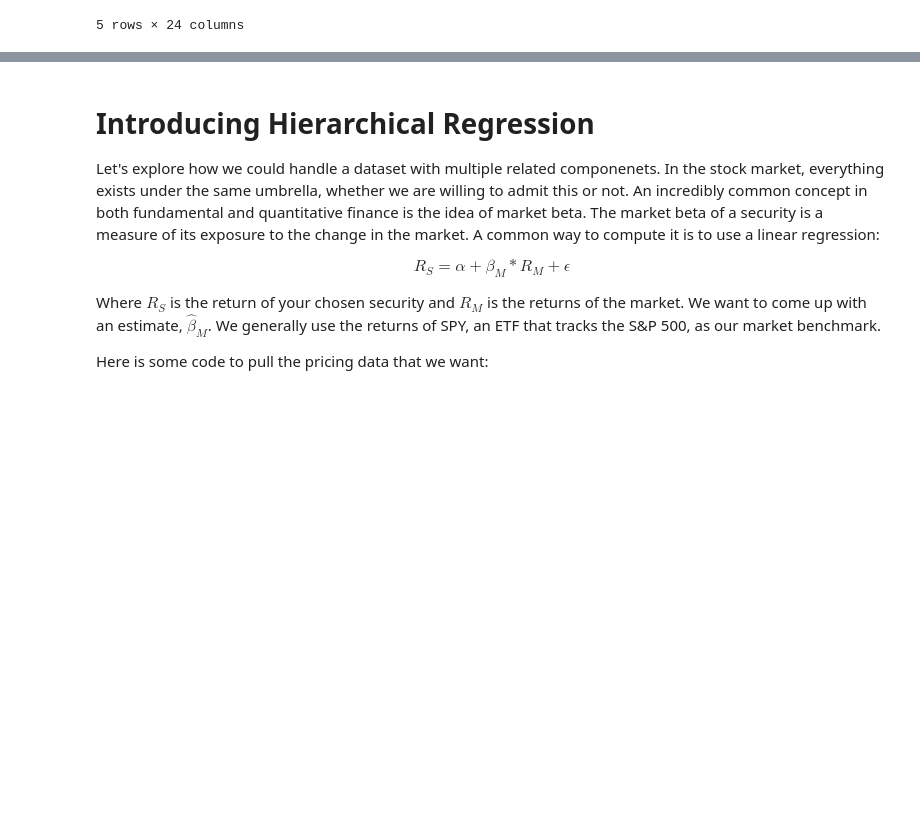
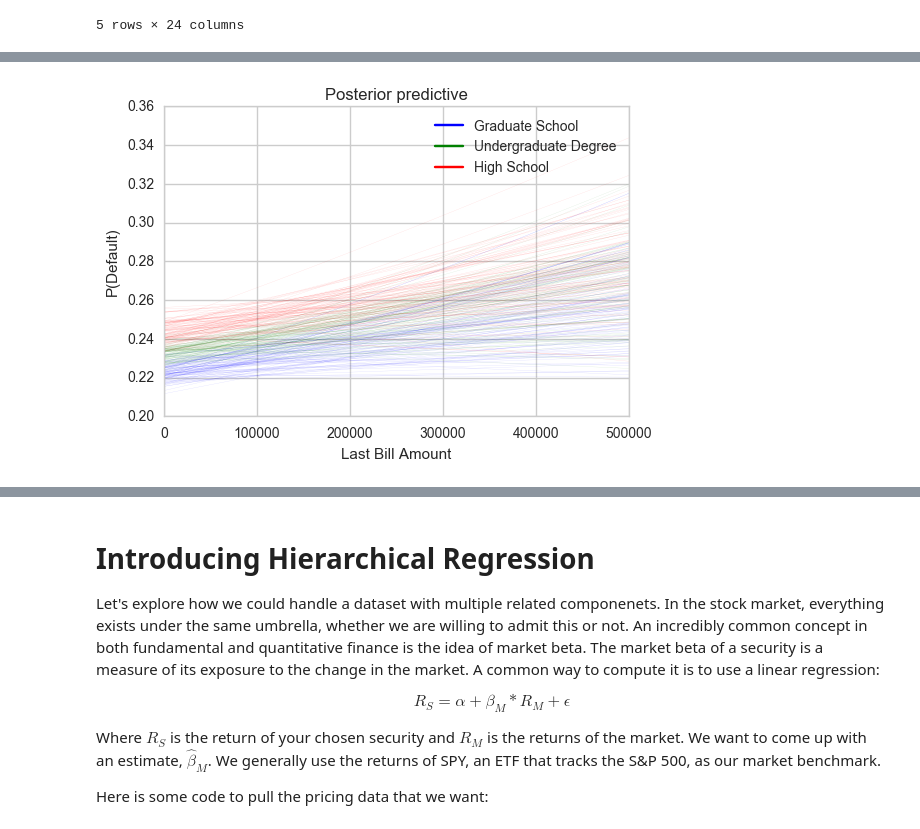
Before and after one commit to pydata/pydata-cookbook, a Jupyter notebook: papers/maxwell_margenot/bayesian_linear_regression.ipynb, the cells around one changed output, grey strips where cells are left out. Saved outputs shown, nothing was run; the diff lists cells and outputs as text; code cells hidden in the pictures; blank space fills up the shorter version.

```diff
--- a/papers/maxwell_margenot/bayesian_linear_regression.ipynb
+++ b/papers/maxwell_margenot/bayesian_linear_regression.ipynb
@@ -258,0 +240,33 @@ Assigned NUTS to p_logodds_
+# %%
+lm = lambda x, samples: 1 / (1 + np.exp(-(samples['Intercept'] +
+                                          samples['EDUCATION']*1 +
+                                          samples['MARRIAGE']*2 +
+                                          samples['BILL_AMT1']*x +
+                                          samples['PAY_AMT1']*1000
+                                          )))
+lm2 = lambda x, samples: 1 / (1 + np.exp(-(samples['Intercept'] +
+                                          samples['EDUCATION']*2 +
+                                          samples['MARRIAGE']*2 +
+                                          samples['BILL_AMT1']*x +
+                                          samples['PAY_AMT1']*1000
+                                          )))
+lm3 = lambda x, samples: 1 / (1 + np.exp(-(samples['Intercept'] +
+                                          samples['EDUCATION']*3 +
+                                          samples['MARRIAGE']*2 +
+                                          samples['BILL_AMT1']*x +
+                                          samples['PAY_AMT1']*1000
+                                          )))
+# %%
+pm.glm.plot_posterior_predictive(trace, eval=np.linspace(0, 500000, 10000), lm=lm, samples=100, color='b', alpha=0.15)
+pm.glm.plot_posterior_predictive(trace, eval=np.linspace(0, 500000, 10000), lm=lm2, samples=100, color='g', alpha=0.15)
+pm.glm.plot_posterior_predictive(trace, eval=np.linspace(0, 500000, 10000), lm=lm3, samples=100, color='r', alpha=0.15)
+import matplotlib.lines as lines
+blue_line = lines.Line2D(['lm'], [], color='b', label='Graduate School')
+green_line = lines.Line2D(['lm2'], [], color='g', label='Undergraduate Degree')
+red_line = lines.Line2D(['lm3'], [], color='r', label='High School')
+plt.legend(handles=[blue_line, green_line, red_line], loc='upper right')
+plt.ylabel("P(Default)")
+plt.xlabel("Last Bill Amount")
+plt.show()
+# %% [output]
+[figure, added]
```
Also changed, not shown: parts of 21 cells of this notebook.
